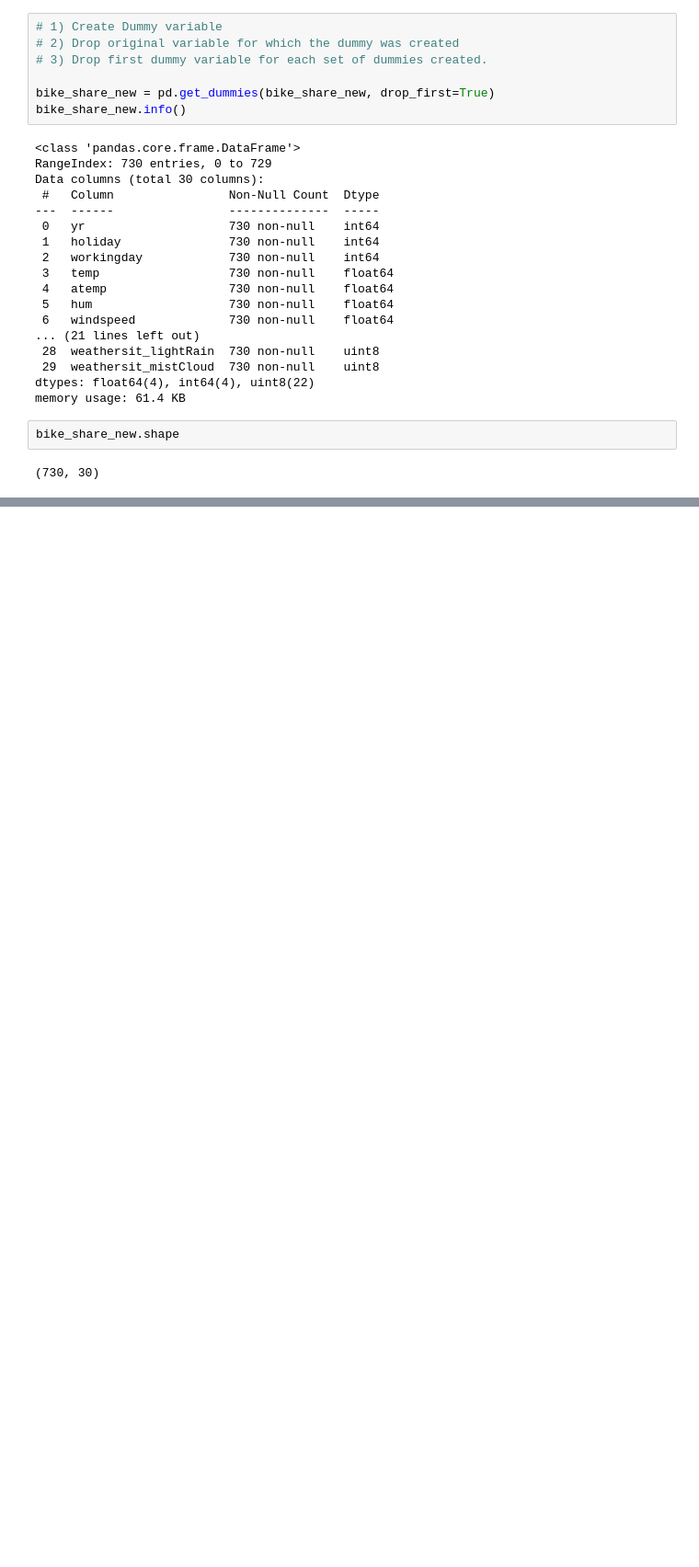
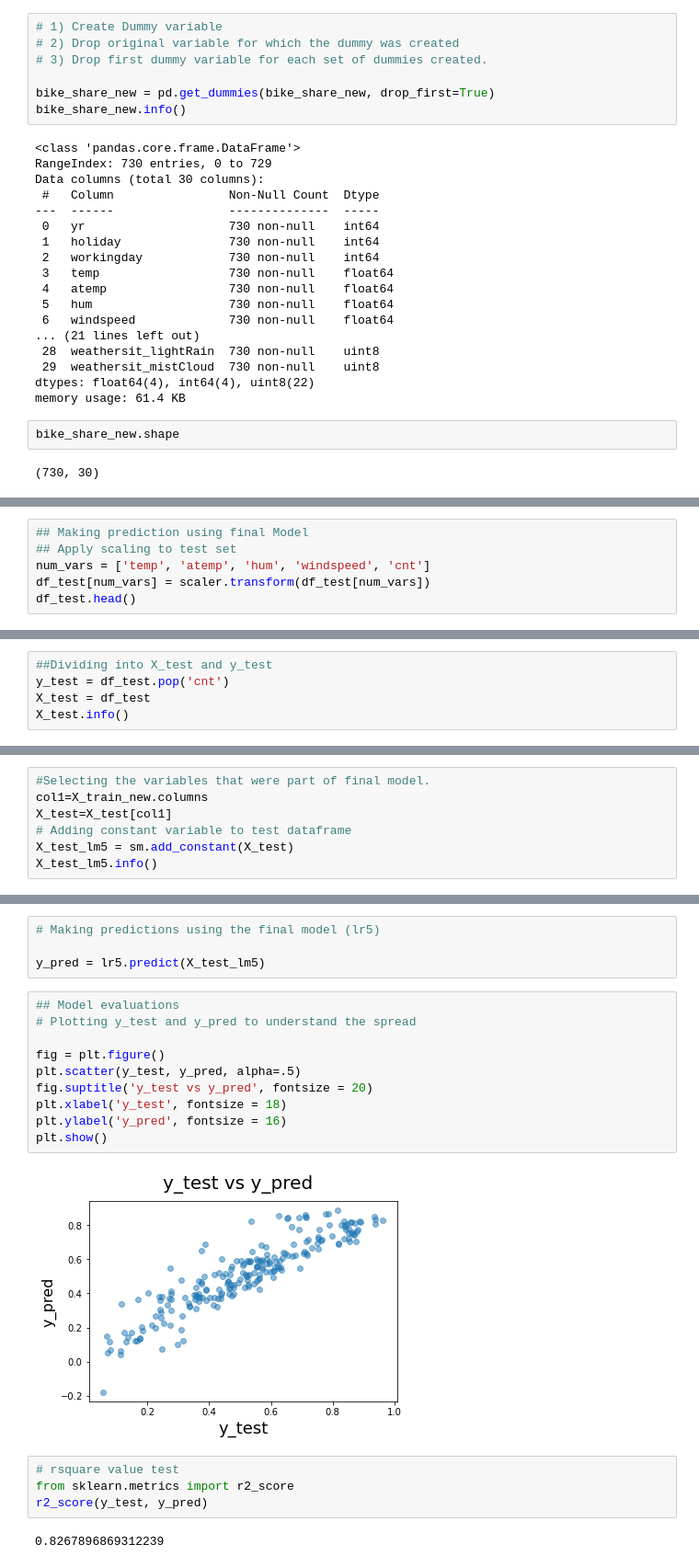
Before and after one commit to ravi2106shekhar/BikeSharingMLR, a Jupyter notebook: RAVI_SHEKHAR_Bike Sharing Assignment.ipynb, the cells around one changed output, grey strips where cells are left out. Shown at 92% size. Cells and saved outputs as stored; diff of their text form; blank space fills up the shorter version.

```diff
--- a/RAVI_SHEKHAR_Bike Sharing Assignment.ipynb
+++ b/RAVI_SHEKHAR_Bike Sharing Assignment.ipynb
@@ -304,0 +691,6 @@ Index(['holiday', 'season_summer', 'mnth_2', 'mnth_4', 'mnth_6', 'mnth_7',
+# %%
+## Making prediction using final Model
+## Apply scaling to test set
+num_vars = ['temp', 'atemp', 'hum', 'windspeed', 'cnt']
+df_test[num_vars] = scaler.transform(df_test[num_vars])
+df_test.head()
@@ -304,0 +718,5 @@ Index(['holiday', 'season_summer', 'mnth_2', 'mnth_4', 'mnth_6', 'mnth_7',
+# %%
+##Dividing into X_test and y_test
+y_test = df_test.pop('cnt')
+X_test = df_test
+X_test.info()
@@ -304,0 +741,7 @@ Index(['holiday', 'season_summer', 'mnth_2', 'mnth_4', 'mnth_6', 'mnth_7',
+# %%
+#Selecting the variables that were part of final model.
+col1=X_train_new.columns
+X_test=X_test[col1]
+# Adding constant variable to test dataframe
+X_test_lm5 = sm.add_constant(X_test)
+X_test_lm5.info()
@@ -304,0 +768,22 @@ Index(['holiday', 'season_summer', 'mnth_2', 'mnth_4', 'mnth_6', 'mnth_7',
+# %%
+# Making predictions using the final model (lr5)
+
+y_pred = lr5.predict(X_test_lm5)
+# %%
+## Model evaluations
+# Plotting y_test and y_pred to understand the spread
+
+fig = plt.figure()
+plt.scatter(y_test, y_pred, alpha=.5)
+fig.suptitle('y_test vs y_pred', fontsize = 20)
+plt.xlabel('y_test', fontsize = 18)
+plt.ylabel('y_pred', fontsize = 16)
+plt.show()
+# %% [output]
+[figure, added]
+# %%
+# rsquare value test
+from sklearn.metrics import r2_score
+r2_score(y_test, y_pred)
+# %% [output]
+0.8267896869312239
```
Also changed, not shown: parts of 64 cells of this notebook.
